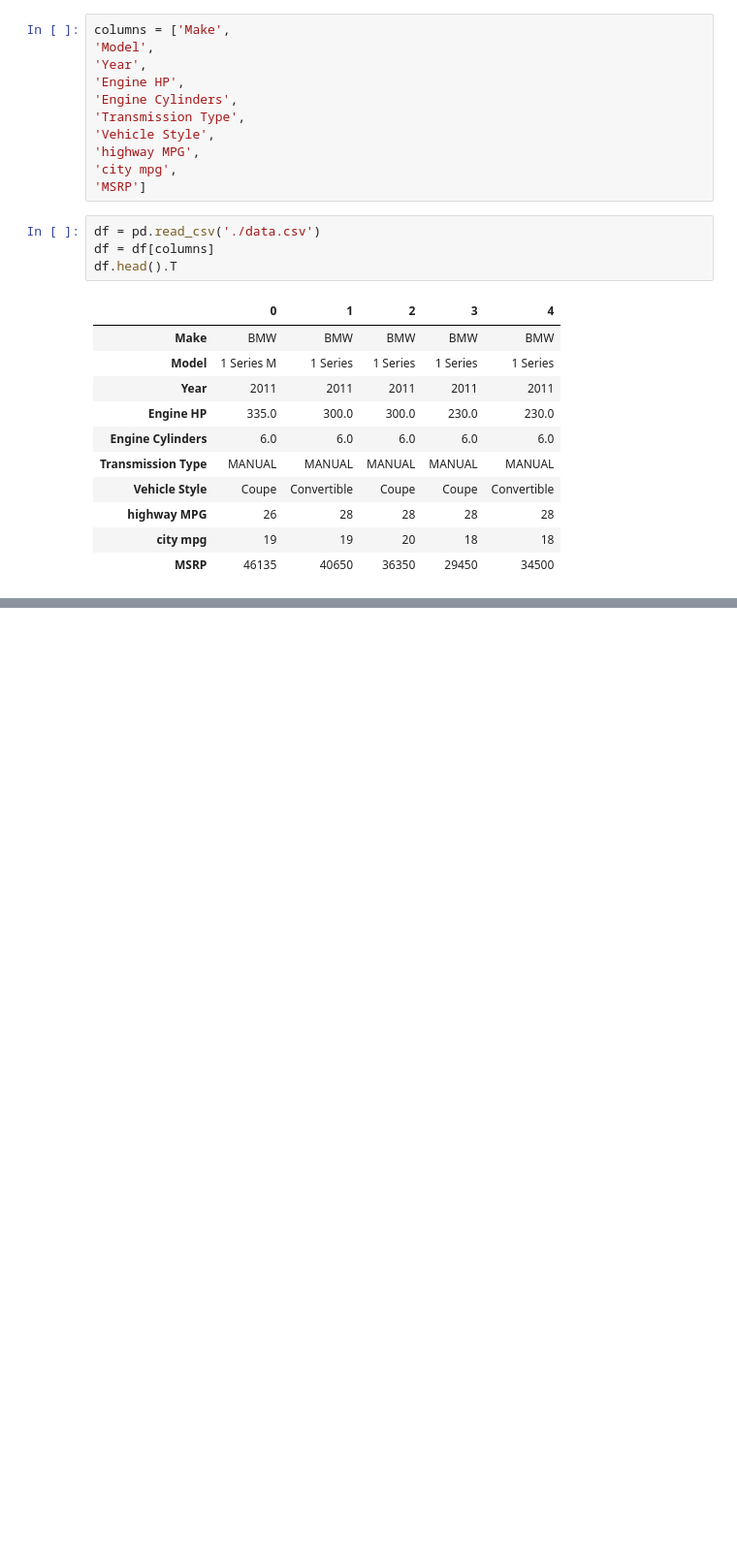
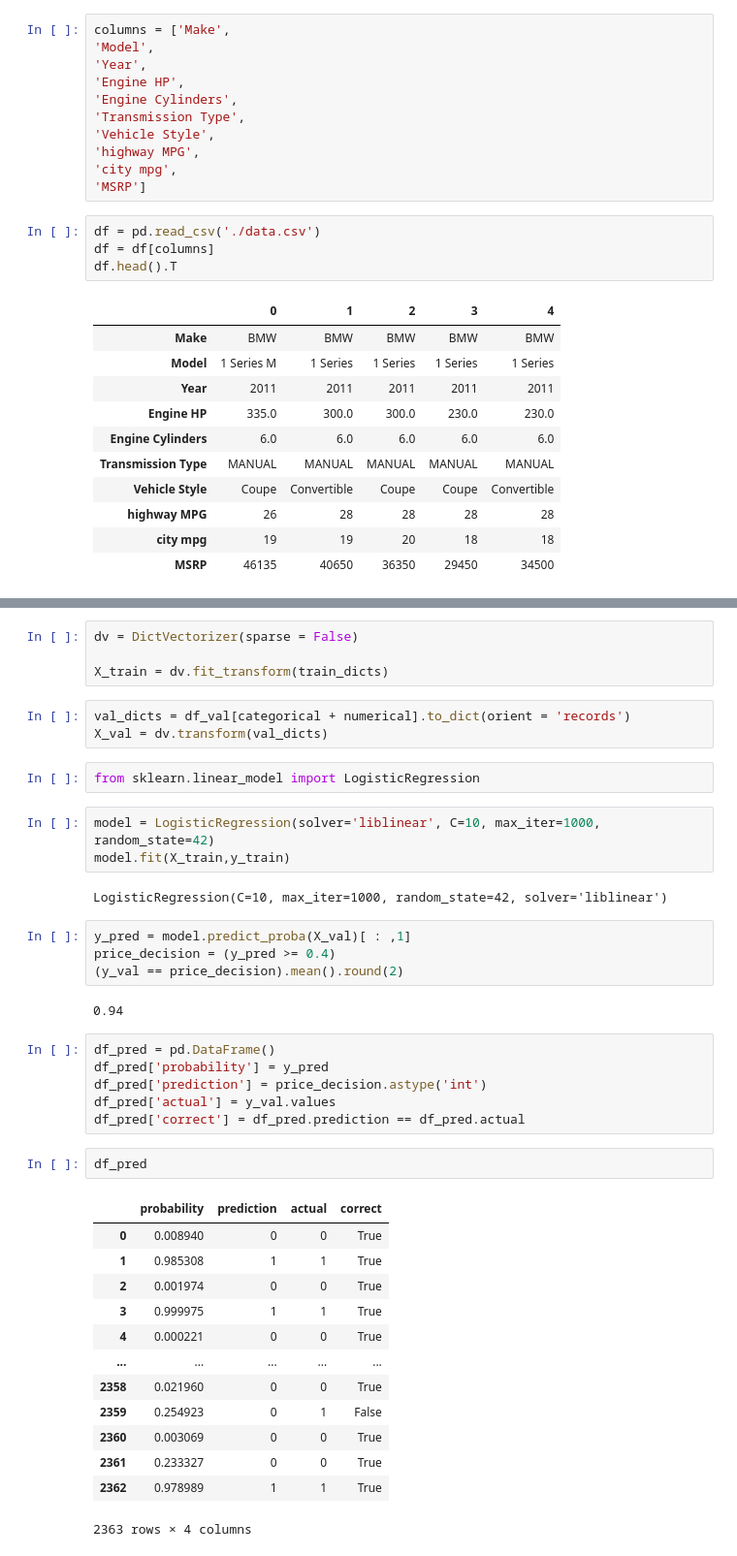
Before and after one commit to Kwadwo-900/ml-zoomcamp, a Jupyter notebook: week-3/homework3.ipynb, the cells around one changed output, grey strips where cells are left out. Shown: that part at 97% size. Drawn from its saved outputs; the diff is of its cells as text; blank space fills up the shorter version.

```diff
--- a/week-3/homework3.ipynb
+++ b/week-3/homework3.ipynb
@@ -30,0 +168,42 @@ df.head().T
+# %%
+dv = DictVectorizer(sparse = False)
+
+X_train = dv.fit_transform(train_dicts)
+# %%
+val_dicts = df_val[categorical + numerical].to_dict(orient = 'records')
+X_val = dv.transform(val_dicts)
+# %%
+from sklearn.linear_model import LogisticRegression
+# %%
+model = LogisticRegression(solver='liblinear', C=10, max_iter=1000, random_state=42)
+model.fit(X_train,y_train)
+# %% [output]
+LogisticRegression(C=10, max_iter=1000, random_state=42, solver='liblinear')
+# %%
+y_pred = model.predict_proba(X_val)[ : ,1]
+price_decision = (y_pred >= 0.4)
+(y_val == price_decision).mean().round(2)
+# %% [output]
+0.94
+# %%
+df_pred = pd.DataFrame()
+df_pred['probability'] = y_pred
+df_pred['prediction'] = price_decision.astype('int')
+df_pred['actual'] = y_val.values
+df_pred['correct'] = df_pred.prediction == df_pred.actual
+# %%
+df_pred
+# %% [output]
+|  | probability | prediction | actual | correct |
+| 0 | 0.008940 | 0 | 0 | True |
+| 1 | 0.985308 | 1 | 1 | True |
+| 2 | 0.001974 | 0 | 0 | True |
+| 3 | 0.999975 | 1 | 1 | True |
+| 4 | 0.000221 | 0 | 0 | True |
+| ... | ... | ... | ... | ... |
+| 2358 | 0.021960 | 0 | 0 | True |
+| 2359 | 0.254923 | 0 | 1 | False |
+| 2360 | 0.003069 | 0 | 0 | True |
+| 2361 | 0.233327 | 0 | 0 | True |
+| 2362 | 0.978989 | 1 | 1 | True |
+2363 rows × 4 columns
```
Also changed, not shown: parts of 25 cells of this notebook.
